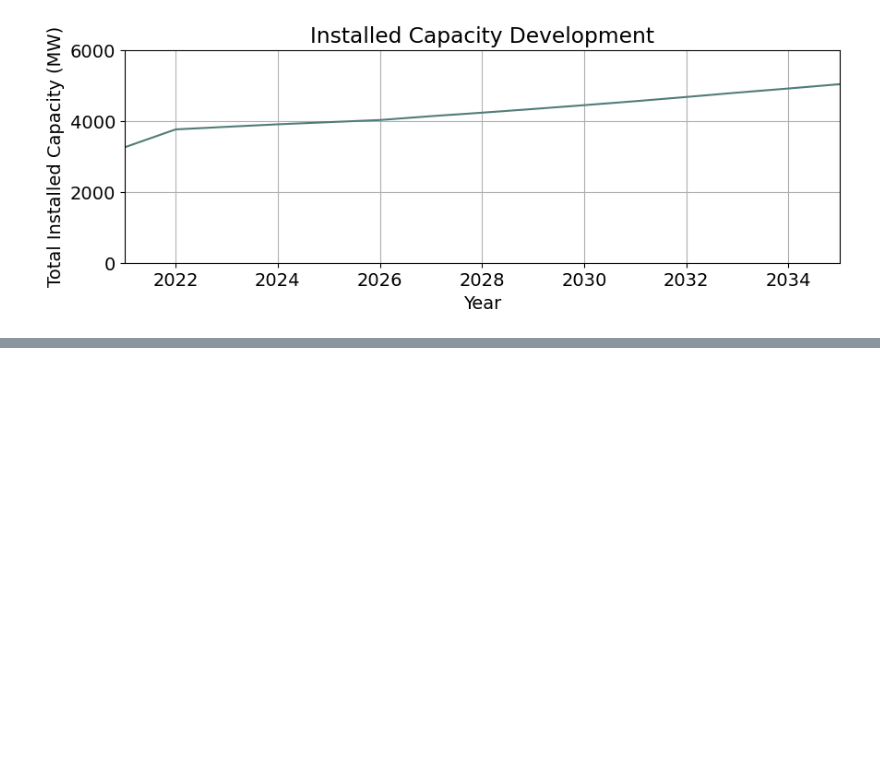
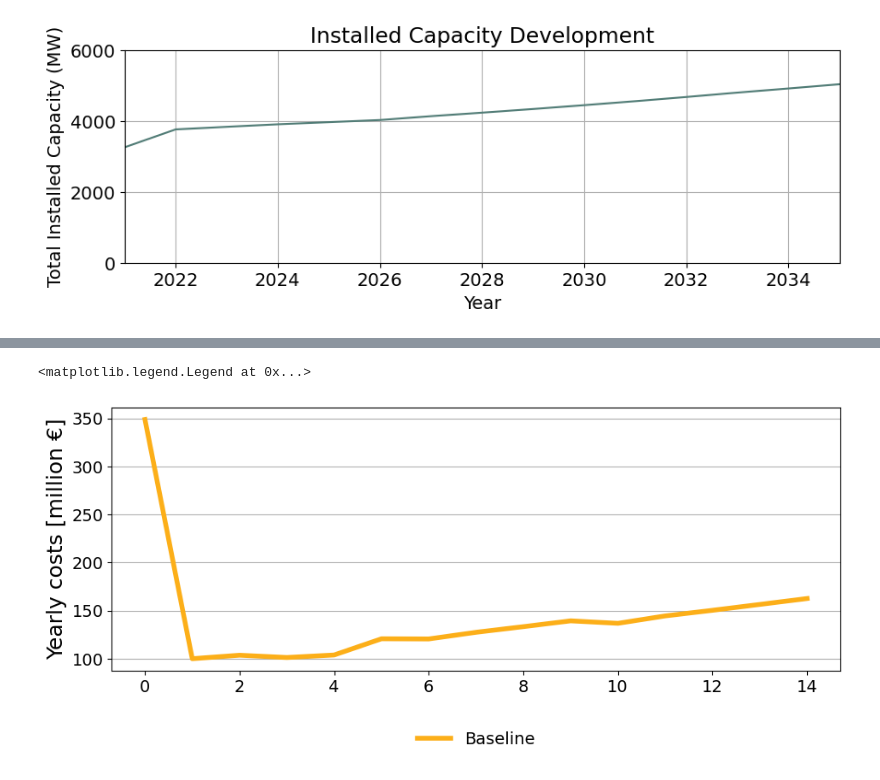
Before and after one commit to norakytee/pypsa-earth-bo, a Jupyter notebook: new_graphs.ipynb, the cells around one changed output, grey strips where cells are left out. Saved outputs shown, nothing was run; the diff lists cells and outputs as text; code cells hidden in the pictures; blank space fills up the shorter version.

```diff
--- a/new_graphs.ipynb
+++ b/new_graphs.ipynb
@@ -411,0 +492,5 @@ Biomass:  9252.772167306477
+# %%
+objective_value_list_B = []
+for y in range(2021,2036):
+    net=pypsa.Network(path + f"RC_10_{y}.nc")
+    objective_value_list_B.append(net.objective)
@@ -411,0 +518,8 @@ Biomass:  9252.772167306477
+# %%
+data={"year":[],"total_costs":[]}
+for y in np.arange(2021,2036):
+    data["year"].append(y)
+    data["total_costs"].append(objective_value_list_B[y-2021]/((1+i)**(y-2021))+ add_cost_B.sum(axis = 1)[y]/((1+i)**(y-2021))) #objective_value_B[y]+
+
+total_costs_B=pd.DataFrame(data)
+total_costs_B
@@ -411,0 +543,9 @@ Biomass:  9252.772167306477
+# %%
+(total_costs_B['total_costs']/1000000).plot(figsize=(11, 4),color = yellow, linewidth = 4, zorder = 2, label = 'Baseline')
+plt.ylabel('Yearly costs [million €]',fontsize = 18)
+plt.grid(axis='y')
+#plt.xlim(2021,2035)
+plt.legend(frameon = False, loc='lower center', bbox_to_anchor=(0.5, -0.35), ncol=4)
+# %% [output]
+<matplotlib.legend.Legend at 0x...>
+[figure, added]
```
Also changed, not shown: parts of 7 cells of this notebook.
